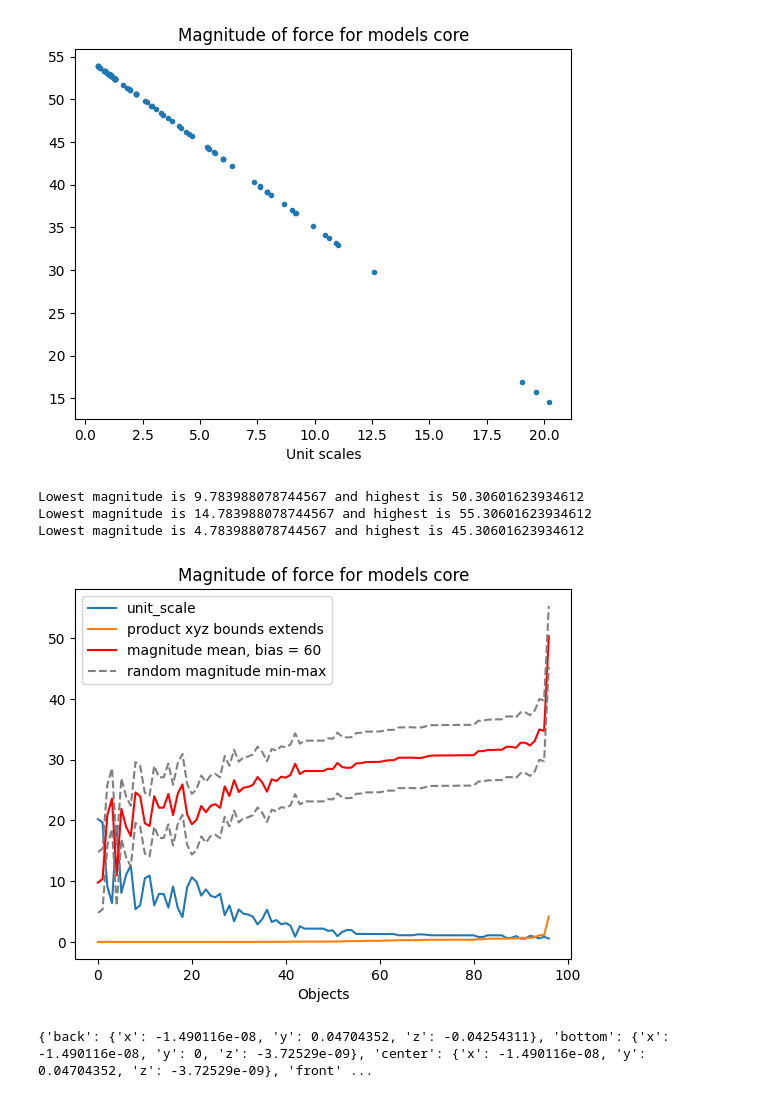
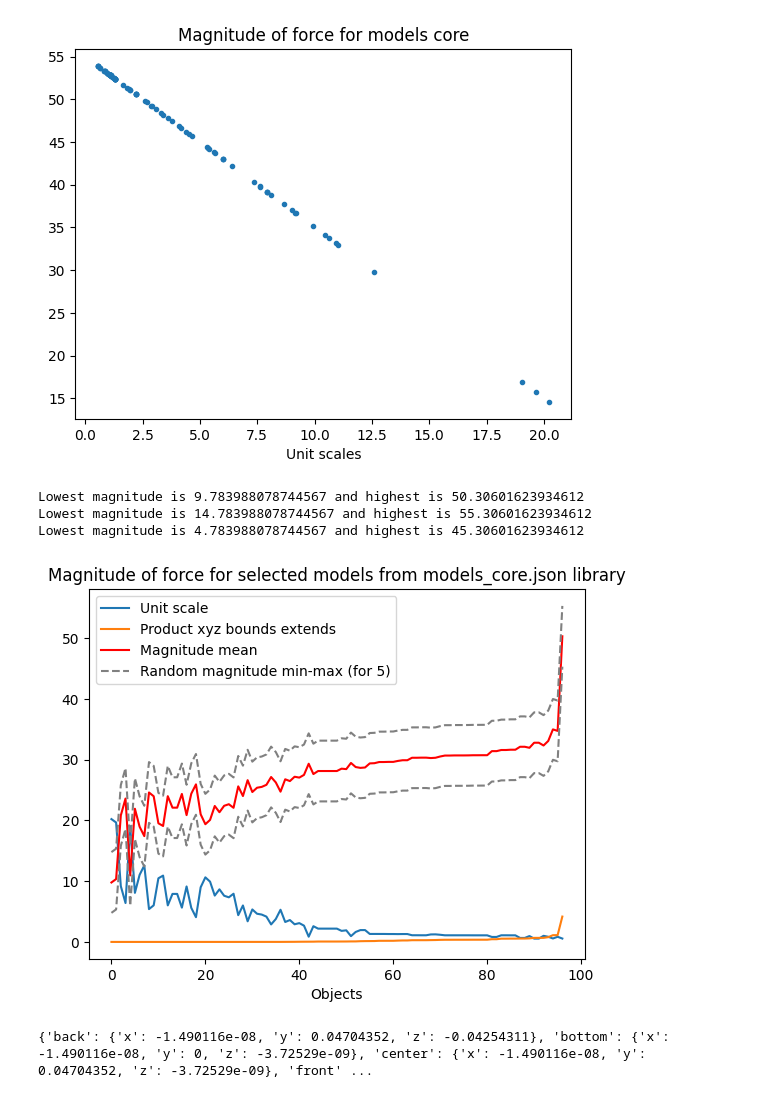
Before and after one commit to readmees/tdw_physics, a Jupyter notebook: quick_runs.ipynb, the cells around one changed output. Saved outputs shown, nothing was run; the diff lists cells and outputs as text; code cells hidden in the pictures.

Commit message:
Update image

```diff
--- a/quick_runs.ipynb
+++ b/quick_runs.ipynb
@@ -87,35 +87,36 @@ plt.show()
 # %%
 i, j = 0, 97
 
-plt.plot(range(i, j) , df['scales'][i:j], label='unit_scale')
-plt.plot(range(i, j) , df['volume'][i:j], label='product xyz bounds extends')
+plt.plot(range(i, j) , df['scales'][i:j], label='Unit scale')
+plt.plot(range(i, j) , df['volume'][i:j], label='Product xyz bounds extends')
 magnitude = (-df['scales'][i:j]*2+55)/2+(df['volume'][i:j]*10+15)/2 - 5
 # magnitude = ((-(np.array(df['scales'][i:j]))*a + np.array(df['volume'][i:j])*b)+ bias)*2
 print(f'Lowest magnitude is {np.min(magnitude)} and highest is {np.max(magnitude)}')
-plt.plot(range(i, j) ,magnitude, color='red', linestyle='-', label=f'magnitude mean, bias = {60}')
+plt.plot(range(i, j) ,magnitude, color='red', linestyle='-', label=f'Magnitude mean')
 
 magnitude = ((-df['scales'][i:j]*2+55)+(df['volume'][i:j]*10+15))/2
 # magnitude = ((-(np.array(df['scales'][i:j]))*a + np.array(df['volume'][i:j])*b)+ bias)*2
 print(f'Lowest magnitude is {np.min(magnitude)} and highest is {np.max(magnitude)}')
-plt.plot(range(i, j) ,magnitude, color='gray', linestyle='dashed', label=f'random magnitude min-max')
+plt.plot(range(i, j) ,magnitude, color='gray', linestyle='dashed', label=f'Random magnitude min-max (for 5)')
 
 magnitude = ((-df['scales'][i:j]*2+55)+(df['volume'][i:j]*10+15))/2 -10
 # magnitude = ((-(np.array(df['scales'][i:j]))*a + np.array(df['volume'][i:j])*b)+ bias)*2
 print(f'Lowest magnitude is {np.min(magnitude)} and highest is {np.max(magnitude)}')
 plt.plot(range(i, j) ,magnitude, color='gray', linestyle='dashed')
 
 
 
 
-plt.title('Magnitude of force for models core')
+plt.title('Magnitude of force for selected models from models_core.json library')
 plt.legend()
 plt.xlabel('Objects')
+plt.savefig('magnitude.png')
 plt.show()
 # %% [output]
 Lowest magnitude is 9.783988078744567 and highest is 50.30601623934612
 Lowest magnitude is 14.783988078744567 and highest is 55.30601623934612
 Lowest magnitude is 4.783988078744567 and highest is 45.30601623934612
-[figure, old version]
+[figure, new version]
 # %%
 lib = ModelLibrarian('models_core.json')
 records = {record.name:i for i, record in enumerate(lib.records)}
```
Also changed, not shown: 1 other file.
